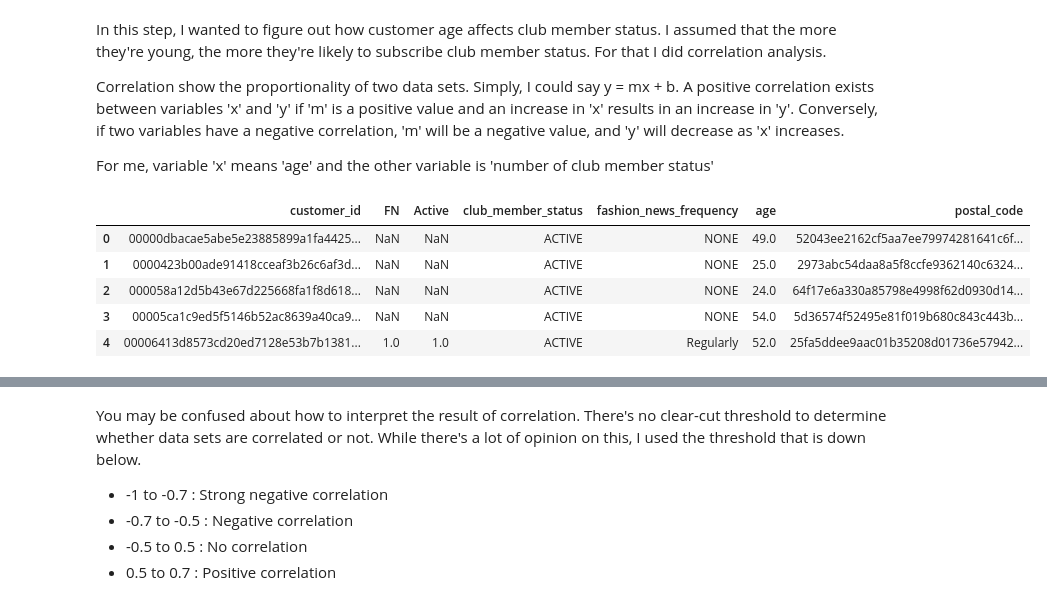
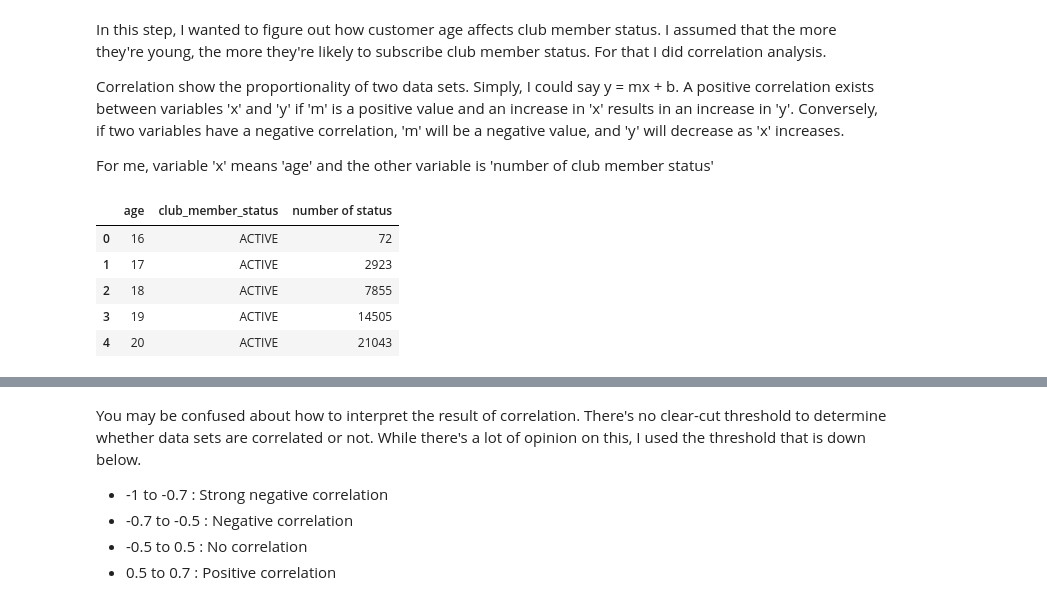
Before and after one commit to INA-95/H-M-Personalized-Fashion-Recommendations, a Jupyter notebook: EDA.ipynb, the cells around one changed output, grey strips where cells are left out. Drawn from its saved outputs; the diff is of its cells as text; code cells hidden in the pictures.

```diff
--- a/EDA.ipynb
+++ b/EDA.ipynb
@@ -308,10 +331,11 @@ For me, variable 'x' means 'age' and the other variable is 'number of club membe
 # %%
-df = customers[customers['club_member_status'] == 'ACTIVE']
+active_cust = customers[customers['club_member_status'] == 'ACTIVE']
+df = active_cust.groupby('age')['club_member_status'].value_counts().reset_index(name = 'number of status')
 df.head()
 # %% [output]
-|  | customer_id | FN | Active | club_member_status | fashion_news_frequency | age | postal_code |
-| 0 | 00000dbacae5abe5e23885899a1fa4425... | NaN | NaN | ACTIVE | NONE | 49.0 | 52043ee2162cf5aa7ee79974281641c6f... |
-| 1 | 0000423b00ade91418cceaf3b26c6af3d... | NaN | NaN | ACTIVE | NONE | 25.0 | 2973abc54daa8a5f8ccfe9362140c6324... |
-| 2 | 000058a12d5b43e67d225668fa1f8d618... | NaN | NaN | ACTIVE | NONE | 24.0 | 64f17e6a330a85798e4998f62d0930d14... |
-| 3 | 00005ca1c9ed5f5146b52ac8639a40ca9... | NaN | NaN | ACTIVE | NONE | 54.0 | 5d36574f52495e81f019b680c843c443b... |
-| 4 | 00006413d8573cd20ed7128e53b7b1381... | 1.0 | 1.0 | ACTIVE | Regularly | 52.0 | 25fa5ddee9aac01b35208d01736e57942... |
+|  | age | club_member_status | number of status |
+| 0 | 16 | ACTIVE | 72 |
+| 1 | 17 | ACTIVE | 2923 |
+| 2 | 18 | ACTIVE | 7855 |
+| 3 | 19 | ACTIVE | 14505 |
+| 4 | 20 | ACTIVE | 21043 |
```
Also changed, not shown: parts of 53 cells of this notebook.
